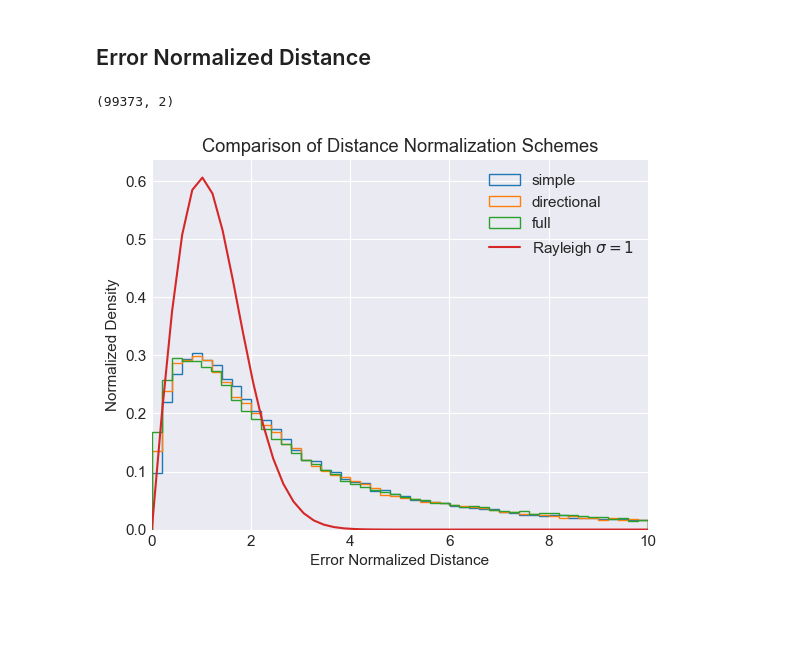
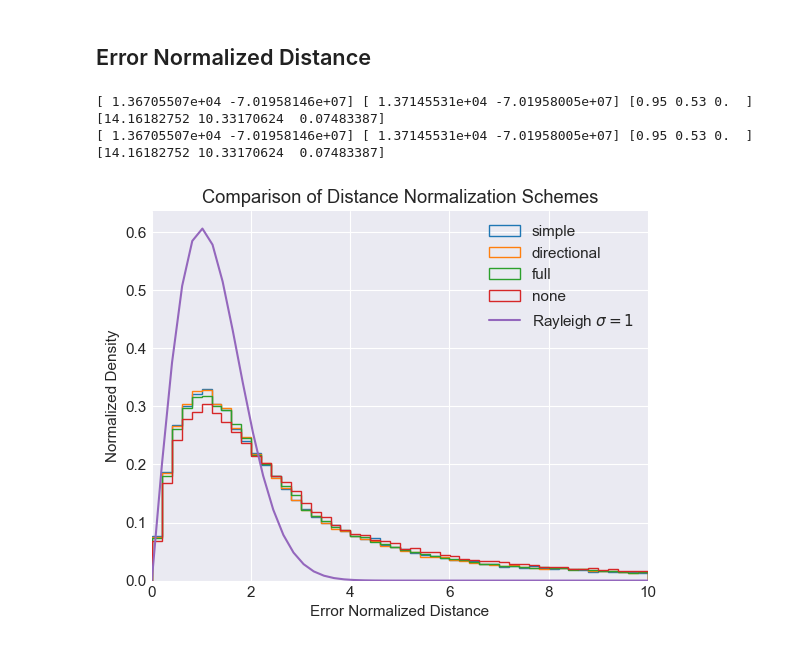
Before and after one commit to RenVit318/masterproject, a Jupyter notebook: src/notebooks/error_normalized_distance_study_marrese.ipynb, the cells around one changed output. Saved outputs shown, nothing was run; the diff lists cells and outputs as text; code cells hidden in the pictures; blank space fills up the shorter version.

```diff
--- a/src/notebooks/error_normalized_distance_study_marrese.ipynb
+++ b/src/notebooks/error_normalized_distance_study_marrese.ipynb
@@ -196,15 +196,18 @@ def compute_error_normalized_distance(pos1, pos2, unc1, unc2, method='full', coo
             y1_rad, y2_rad = np.radians(y1/3.6e6), np.radians(y2/3.6e6) # 3600 * 1e3 = 3.6e6
         else:
             raise NotImplementedError(f'unit {unit} not recognized')
-        x1 *= np.cos(y1_rad)
-        x2 *= np.cos(y2_rad)
+        x1_corr = x1 * np.cos(y1_rad)
+        x2_corr = x2 * np.cos(y2_rad)
+    else:
+        x1_corr = x1
+        x2_corr = x2
 
     # Only method that computes D not from the combined distance
     if method == 'directional':
         total_x_unc = np.sqrt(sigma_x1 + sigma_x2)
         total_y_unc = np.sqrt(sigma_y1 + sigma_y2)
 
-        x_dist_norm = (x1 - x2)/total_x_unc
+        x_dist_norm = (x1_corr - x2_corr)/total_x_unc
         y_dist_norm = (y1 - y2)/total_y_unc
 
         return np.sqrt(x_dist_norm**2. + y_dist_norm**2.)
@@ -213,14 +216,14 @@ def compute_error_normalized_distance(pos1, pos2, unc1, unc2, method='full', coo
         # chi^2 = v^T S^-1 v
         # Setup distance vector and covariance matrix
         if len(pos1.shape) > 1:
-            delta_distance = np.stack((np.abs(x1-x2), np.abs(y1-y2)), axis=1)
+            delta_distance = np.stack((np.abs(x1_corr-x2_corr), np.abs(y1-y2)), axis=1)
 
             cov_mat_top = np.stack((sigma_x1 + sigma_x2, sigma_xy1 + sigma_xy2), axis=1)
             cov_mat_bot = np.stack((sigma_xy1 + sigma_xy2, sigma_y1 + sigma_y2), axis=1)
 
             cov_matrix = np.stack((cov_mat_top, cov_mat_bot), axis=1)
         else:
-            delta_distance = np.array([x1 - x2, y1 - y2])
+            delta_distance = np.array([x1_corr - x2_corr, y1 - y2])
             cov_matrix = np.array([[sigma_x1+sigma_x2, sigma_xy1+sigma_xy2], [sigma_xy1+sigma_xy2, sigma_y1+sigma_y2]])
         cov_matrix_inverse = np.linalg.inv(cov_matrix) # Inverts each of the N matrices individually
 
@@ -237,7 +240,7 @@ def compute_error_normalized_distance(pos1, pos2, unc1, unc2, method='full', coo
         return np.sqrt(chi_squared)
 
     # Start by computing distances
-    distances = np.sqrt((x1 - x2)**2. + (y1 - y2)**2.)
+    distances = np.sqrt((x1_corr - x2_corr)**2. + (y1 - y2)**2.)
 
     if method == 'none':
         return distances
@@ -248,32 +251,35 @@ def compute_error_normalized_distance(pos1, pos2, unc1, unc2, method='full', coo
 
         return distances/combined_unc
 # %%
+brandt_factor = 1/1.36
 # Compute the complete error normalized distances array
 pos_hipp = np.array([pos_hipp_table_full[:,0], pos_hipp_table_full[:,1]]).T*3.6e6
 pos_gaia = np.array([pos_gaia_table_full['ra_prop'], pos_gaia_table_full['dec_prop']]).T*3.6e6
-unc_hipp = np.array([pos_hipp_table_full[:,2]**2, pos_hipp_table_full[:,3]**2, np.zeros_like(pos_hipp_table_full[:,3])]).T
-unc_gaia = np.array([pos_gaia_table_full['e_ra_prop']**2, pos_gaia_table_full['e_de_prop']**2, pos_gaia_table_full['ra_dec_prop']]).T
+unc_hipp = np.array([pos_hipp_table_full[:,2], pos_hipp_table_full[:,3], np.zeros_like(pos_hipp_table_full[:,3])]).T
+unc_gaia = np.array([brandt_factor * pos_gaia_table_full['e_ra_prop'], brandt_factor * pos_gaia_table_full['e_de_prop'], pos_gaia_table_full['ra_dec_prop']]).T
+
+print(pos_hipp[0], pos_gaia[0], unc_hipp[0], unc_gaia[0])
 error_norm_distances = compute_error_normalized_distance(pos_hipp, pos_gaia, unc_hipp, unc_gaia, method='full')
+print(pos_hipp[0], pos_gaia[0], unc_hipp[0], unc_gaia[0])
+# %% [output]
+[ 1.36705507e+04 -7.01958146e+07] [ 1.37145531e+04 -7.01958005e+07] [0.95 0.53 0.  ] [14.16182752 10.33170624  0.07483387]
+[ 1.36705507e+04 -7.01958146e+07] [ 1.37145531e+04 -7.01958005e+07] [0.95 0.53 0.  ] [14.16182752 10.33170624  0.07483387]
-# %%
-print(pos_hipp.shape)
-# %% [output]
-(99373, 2)
 # %%
 # Investigate the effect of different normalization methods
-for method in ['simple', 'directional', 'full']:
+for method in ['simple', 'directional', 'full', 'none']:
     error_norm_distances = compute_error_normalized_distance(pos_hipp, pos_gaia, unc_hipp, unc_gaia, method=method)
     plt.hist(error_norm_distances[error_norm_distances < 10], bins=50, density=True, label=method, histtype='step')
 
 x = np.linspace(0, 10, 50)
 plt.plot(x, rayleigh(x, 1), label=r'Rayleigh $\sigma = 1$')
 plt.legend()
 plt.xlim(0, 10)
 plt.xlabel('Error Normalized Distance')
 plt.ylabel('Normalized Density')
 plt.title('Comparison of Distance Normalization Schemes')
 plt.show()
 # %% [output]
-[figure, old version]
+[figure, new version]
 # %%
 # Plot single crossmatch with error ellipses
 center_on_gaia = False
```
Also changed, not shown: parts of 1 cell of this notebook, 1 other file.
